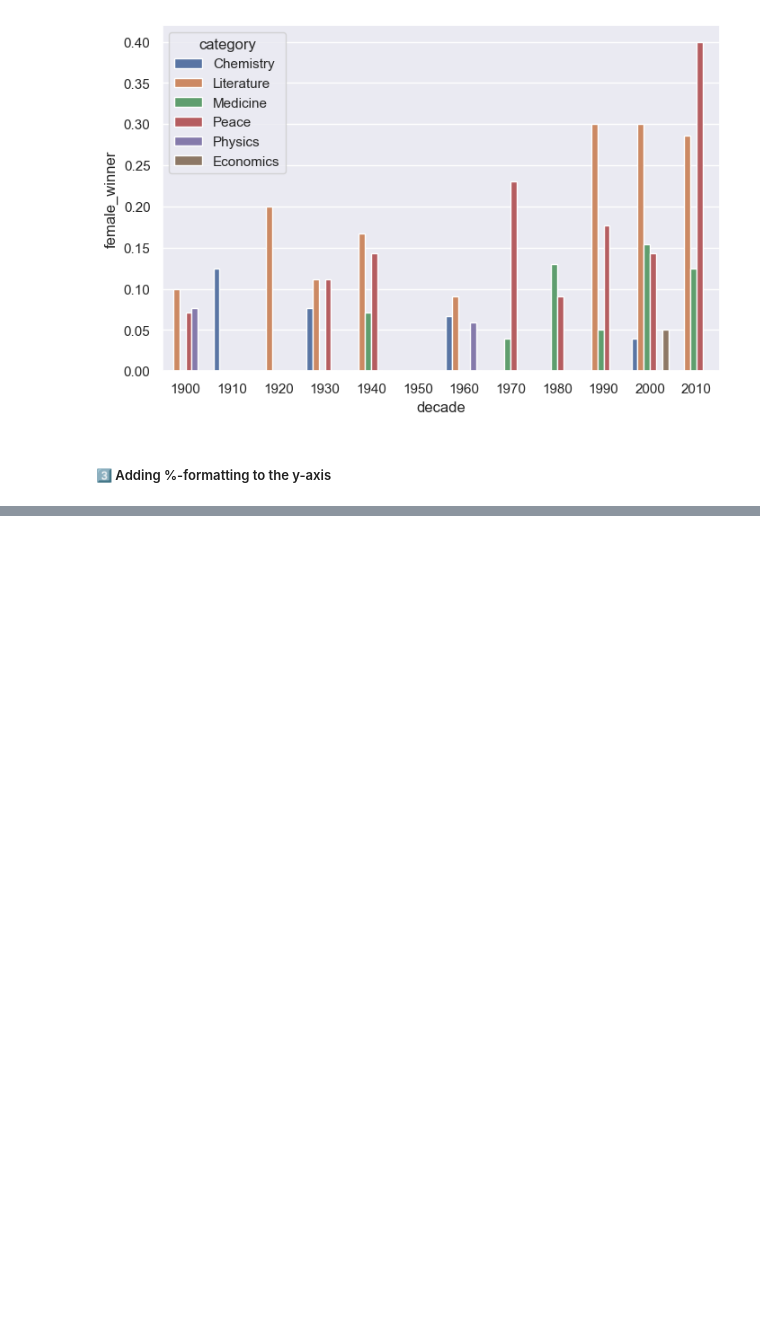
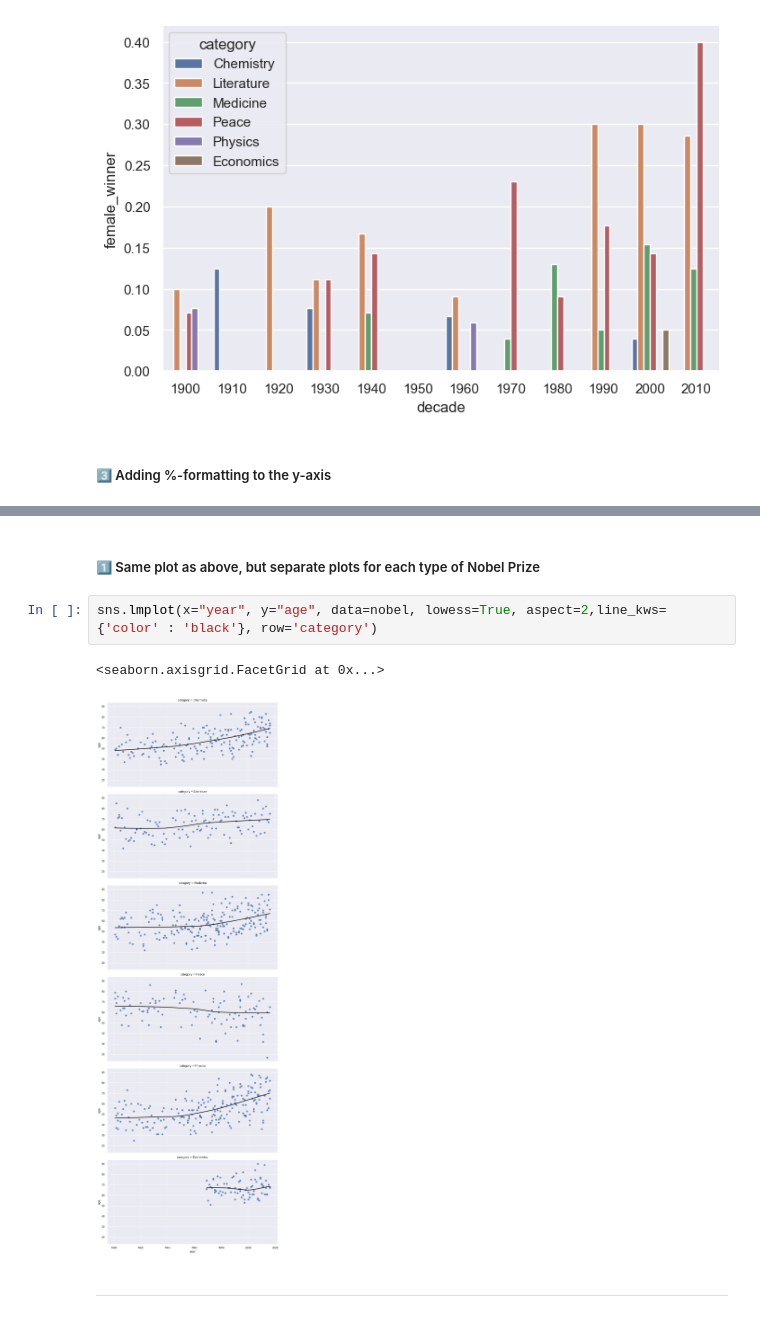
Before and after one commit to SarraMarmouch/ProjetDataAnayltics, a Jupyter notebook: index.ipynb, the cells around one changed output, grey strips where cells are left out. Drawn from its saved outputs; the diff is of its cells as text; blank space fills up the shorter version.

```diff
--- a/index.ipynb
+++ b/index.ipynb
@@ -160,0 +244,9 @@ ax.yaxis.set_major_formatter(PercentFormatter())
+# %% [markdown]
+#####  1️⃣ Same plot as above, but separate plots for each type of Nobel Prize
+# %%
+sns.lmplot(x="year", y="age", data=nobel, lowess=True, aspect=2,line_kws={'color' : 'black'}, row='category')
+# %% [output]
+<seaborn.axisgrid.FacetGrid at 0x...>
+[figure, added]
+# %% [markdown]
+<hr>
```
Also changed, not shown: parts of 41 cells of this notebook, 9 other files.
